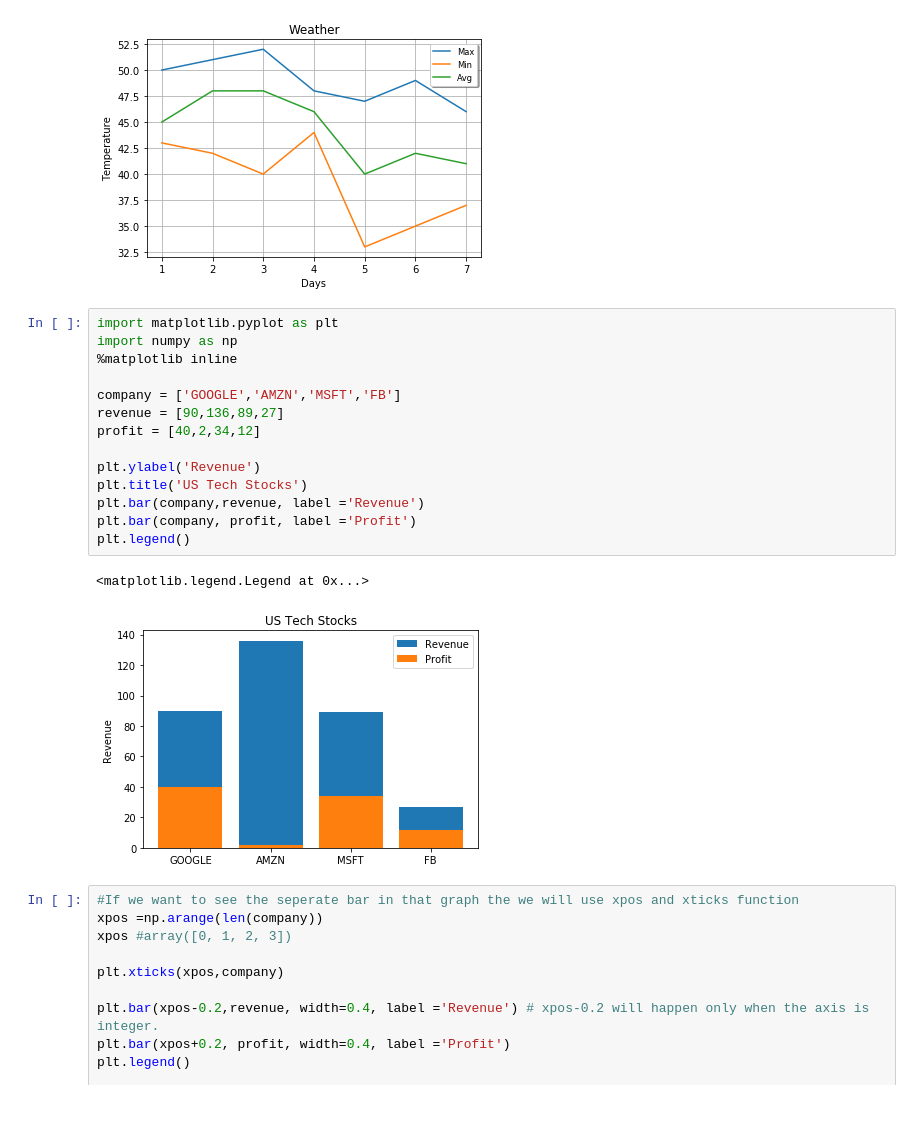
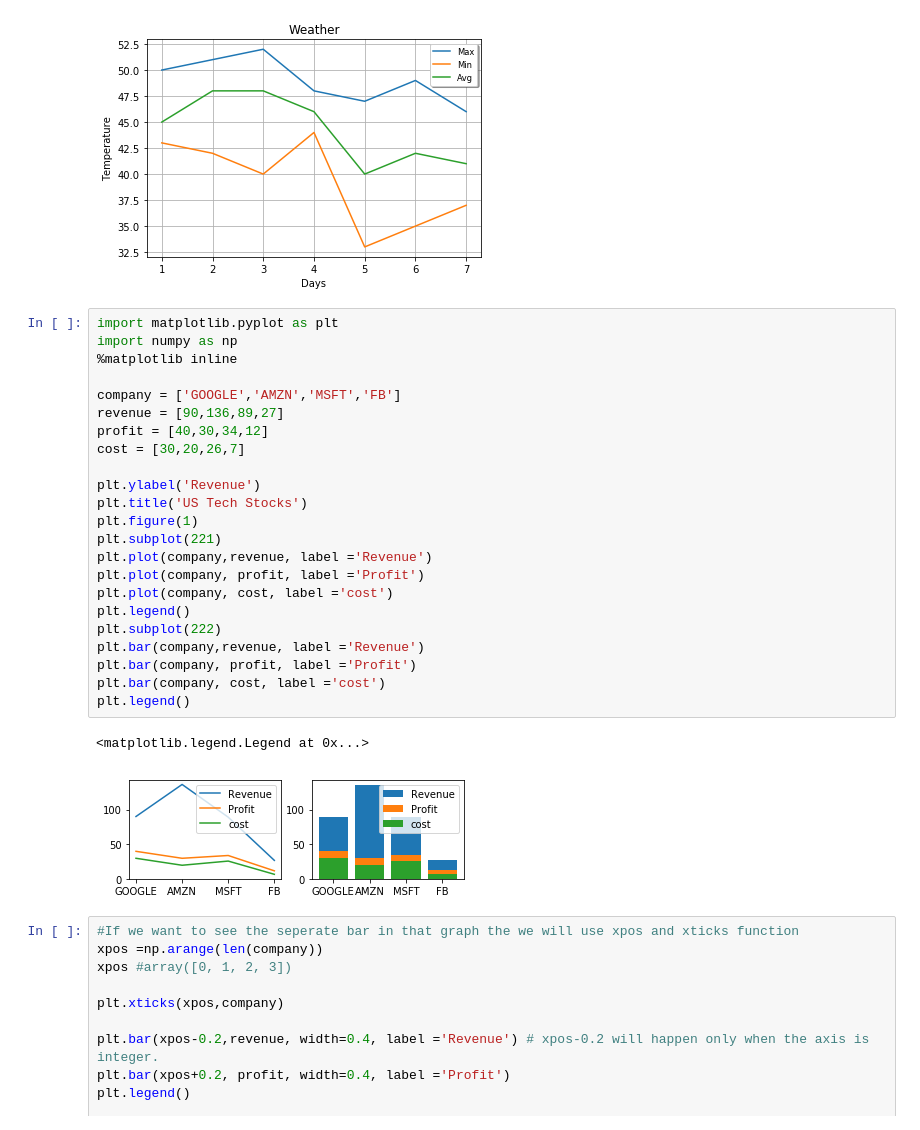
Before and after one commit to rimanshu/Private_personal, a Jupyter notebook: Matplotlib and Seaborn.ipynb, the cells around one changed output. Saved outputs shown, nothing was run; the diff lists cells and outputs as text.

```diff
--- a/Matplotlib and Seaborn.ipynb
+++ b/Matplotlib and Seaborn.ipynb
@@ -68,20 +68,29 @@ plt.grid()
 # %%
 import matplotlib.pyplot as plt
 import numpy as np
 %matplotlib inline
 
 company = ['GOOGLE','AMZN','MSFT','FB']
 revenue = [90,136,89,27]
-profit = [40,2,34,12]
+profit = [40,30,34,12]
+cost = [30,20,26,7]
 
 plt.ylabel('Revenue')
 plt.title('US Tech Stocks')
+plt.figure(1)
+plt.subplot(221)
+plt.plot(company,revenue, label ='Revenue')
+plt.plot(company, profit, label ='Profit')
+plt.plot(company, cost, label ='cost')
+plt.legend()
+plt.subplot(222)
 plt.bar(company,revenue, label ='Revenue')
 plt.bar(company, profit, label ='Profit')
+plt.bar(company, cost, label ='cost')
 plt.legend()
 # %% [output]
 <matplotlib.legend.Legend at 0x...>
-[figure, old version]
+[figure, new version]
 # %%
 #If we want to see the seperate bar in that graph the we will use xpos and xticks function
 xpos =np.arange(len(company))
```
Also changed, not shown: 19 other files.
